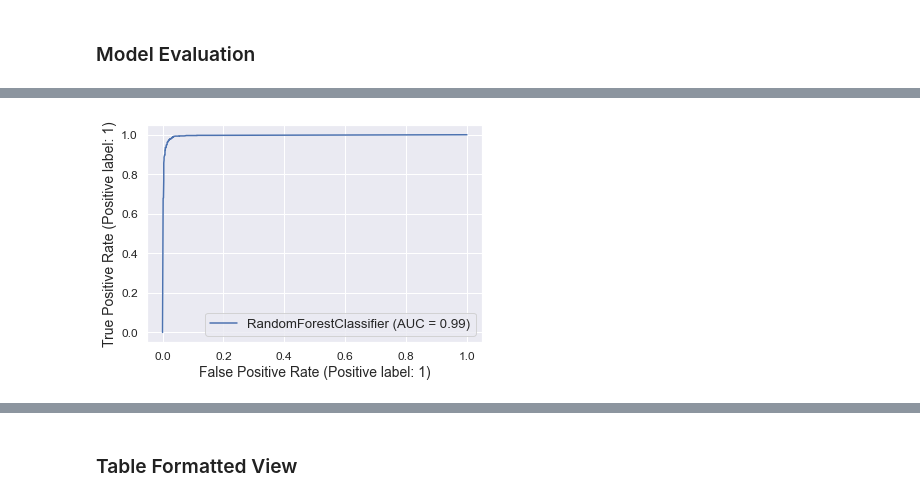
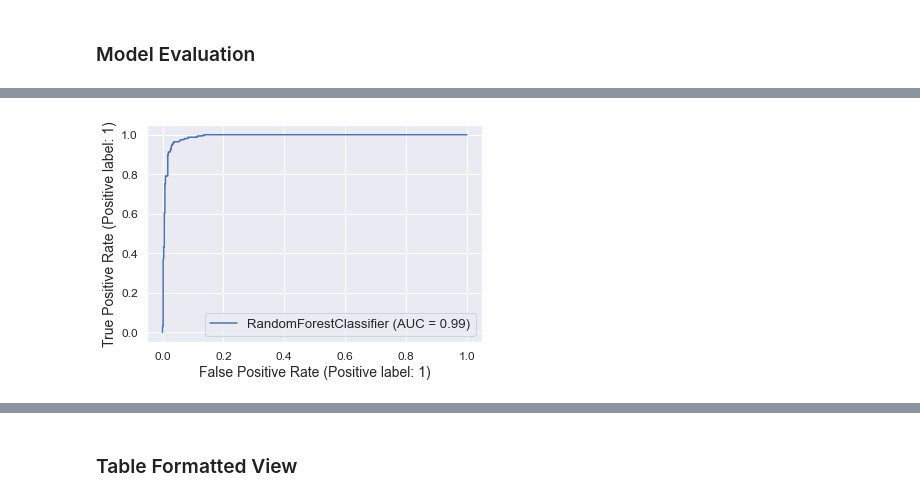
Before and after one commit to dennislamcv1/GoogleADA, a Jupyter notebook: Machine Learning/Automatidata6 project.ipynb, the cells around one changed output, grey strips where cells are left out. Drawn from its saved outputs; the diff is of its cells as text; code cells hidden in the pictures.

```diff
--- a/Machine Learning/Automatidata6 project.ipynb
+++ b/Machine Learning/Automatidata6 project.ipynb
@@ -555,2 +716,0 @@ randm = RandomizedSearchCV(estimator=model, param_distributions = parameters, cv
-# %%
-randm.fit(X_train_scaled, y_train)
@@ -564,0 +717,4 @@ RandomizedSearchCV(cv=5, estimator=RandomForestClassifier(random_state=0),
+# %%
+%%time
+
+randm.fit(X_train, y_train)
@@ -579,6 +747,6 @@ randm.best_params_
  'criterion': 'entropy'}
 # %%
-model2 = RandomForestClassifier(n_estimators=100, min_samples_leaf=1, max_depth=9, criterion="entropy", random_state=0)
+model2 = RandomForestClassifier(n_estimators=200, min_samples_leaf=5, max_depth=6, criterion="entropy", random_state=0)
 # %%
-model2.fit(X_train_scaled,y_train)
+model2.fit(X_train,y_train)
 # %% [output]
@@ -619,8 +804,8 @@ weighted avg       0.98      0.97      0.97      2000
 # %%
-plot_roc_curve(model,X_test_scaled,y_test)
+plot_roc_curve(model2,X_test,y_test)
 plt.show()
 # %% [output]
-[figure, old version]
+[figure, new version]
 # %%
 model2.feature_importances_
 # %% [output]
```
Also changed, not shown: parts of 61 cells of this notebook.
